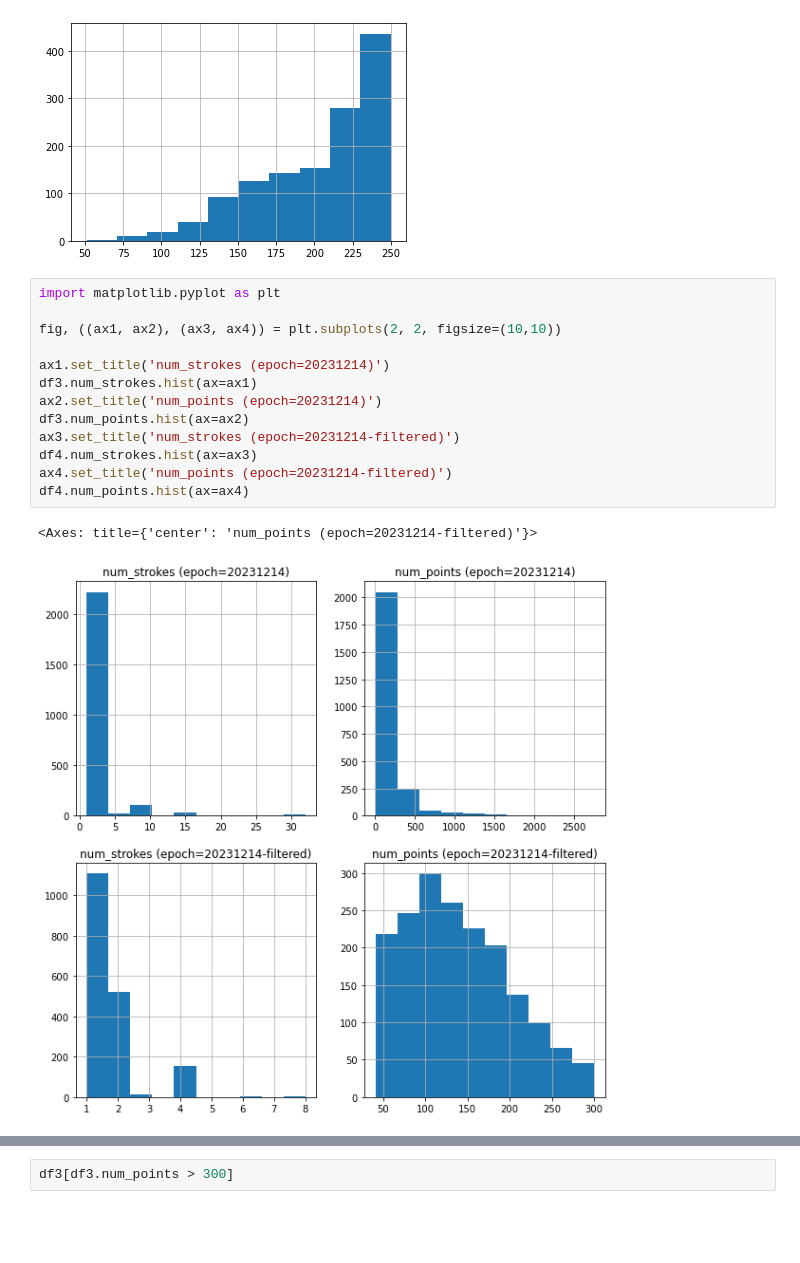
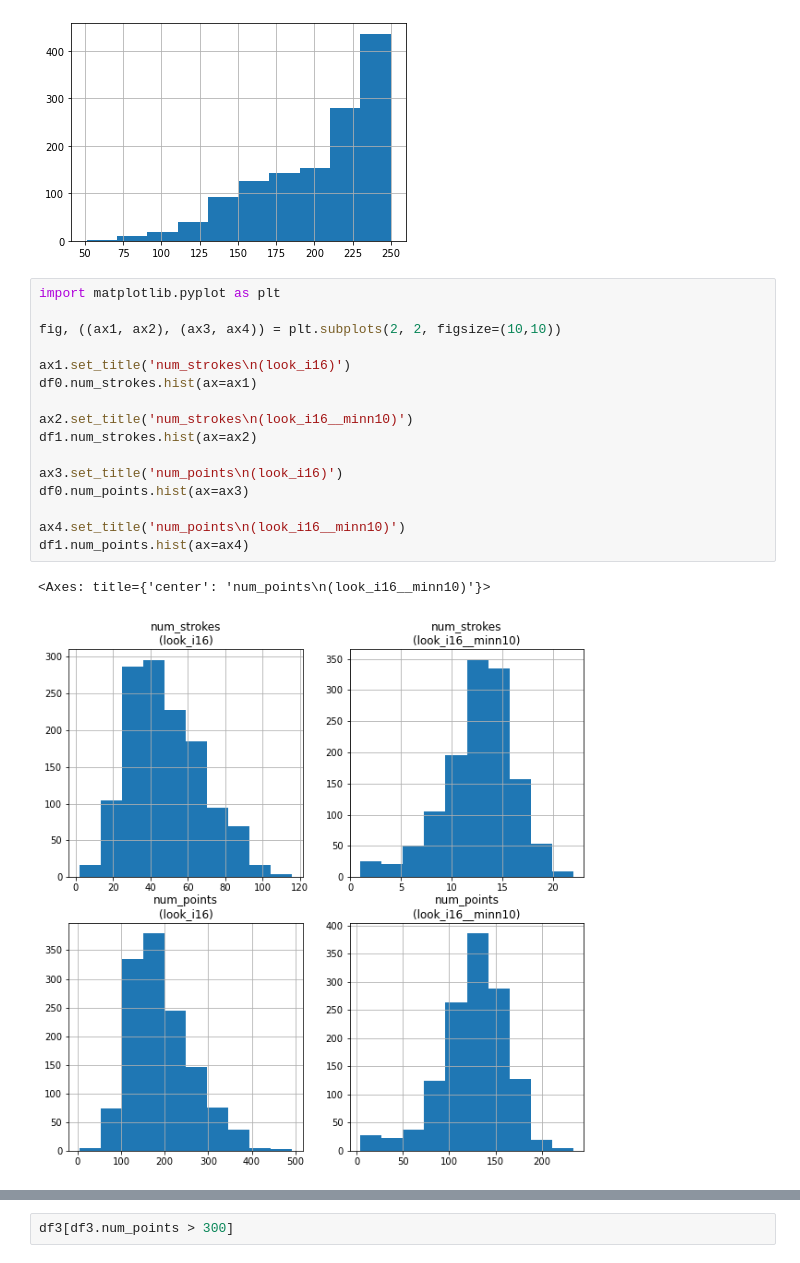
Before and after one commit to andrewlook/notebooks, a Jupyter notebook: nbs/jupyter/20240311_dataset_review.ipynb, the cells around one changed output, grey strips where cells are left out. Cells and saved outputs as stored; diff of their text form; blank space fills up the shorter version.

```diff
--- a/nbs/jupyter/20240311_dataset_review.ipynb
+++ b/nbs/jupyter/20240311_dataset_review.ipynb
@@ -149,16 +149,19 @@ df6.num_points.hist()
 # %%
 import matplotlib.pyplot as plt
 
 fig, ((ax1, ax2), (ax3, ax4)) = plt.subplots(2, 2, figsize=(10,10))
 
-ax1.set_title('num_strokes (epoch=20231214)')
-df3.num_strokes.hist(ax=ax1)
-ax2.set_title('num_points (epoch=20231214)')
-df3.num_points.hist(ax=ax2)
-ax3.set_title('num_strokes (epoch=20231214-filtered)')
-df4.num_strokes.hist(ax=ax3)
-ax4.set_title('num_points (epoch=20231214-filtered)')
-df4.num_points.hist(ax=ax4)
+ax1.set_title('num_strokes\n(look_i16)')
+df0.num_strokes.hist(ax=ax1)
+
+ax2.set_title('num_strokes\n(look_i16__minn10)')
+df1.num_strokes.hist(ax=ax2)
+
+ax3.set_title('num_points\n(look_i16)')
+df0.num_points.hist(ax=ax3)
+
+ax4.set_title('num_points\n(look_i16__minn10)')
+df1.num_points.hist(ax=ax4)
 # %% [output]
-<Axes: title={'center': 'num_points (epoch=20231214-filtered)'}>
+<Axes: title={'center': 'num_points\n(look_i16__minn10)'}>
-[figure, old version]
+[figure, new version]
```
Also changed, not shown: parts of 7 cells of this notebook.
